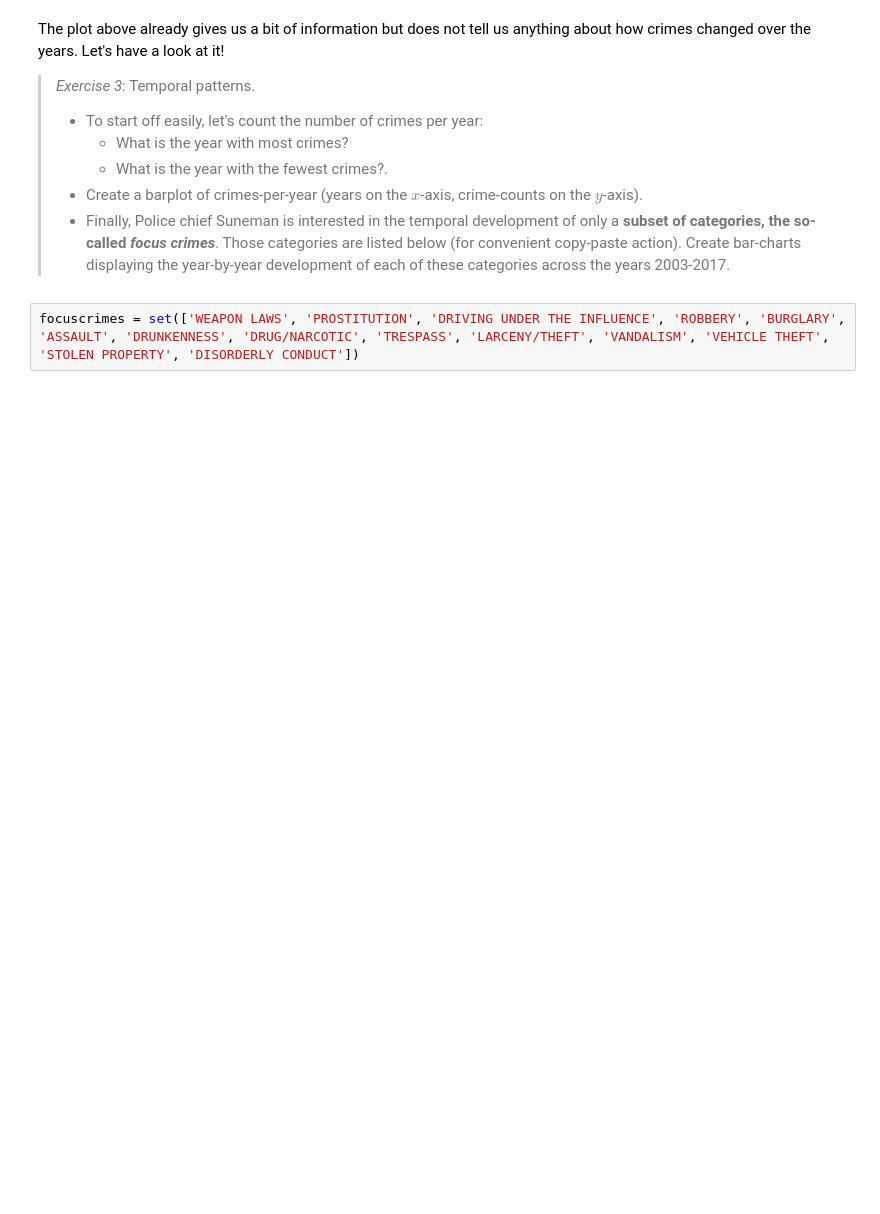
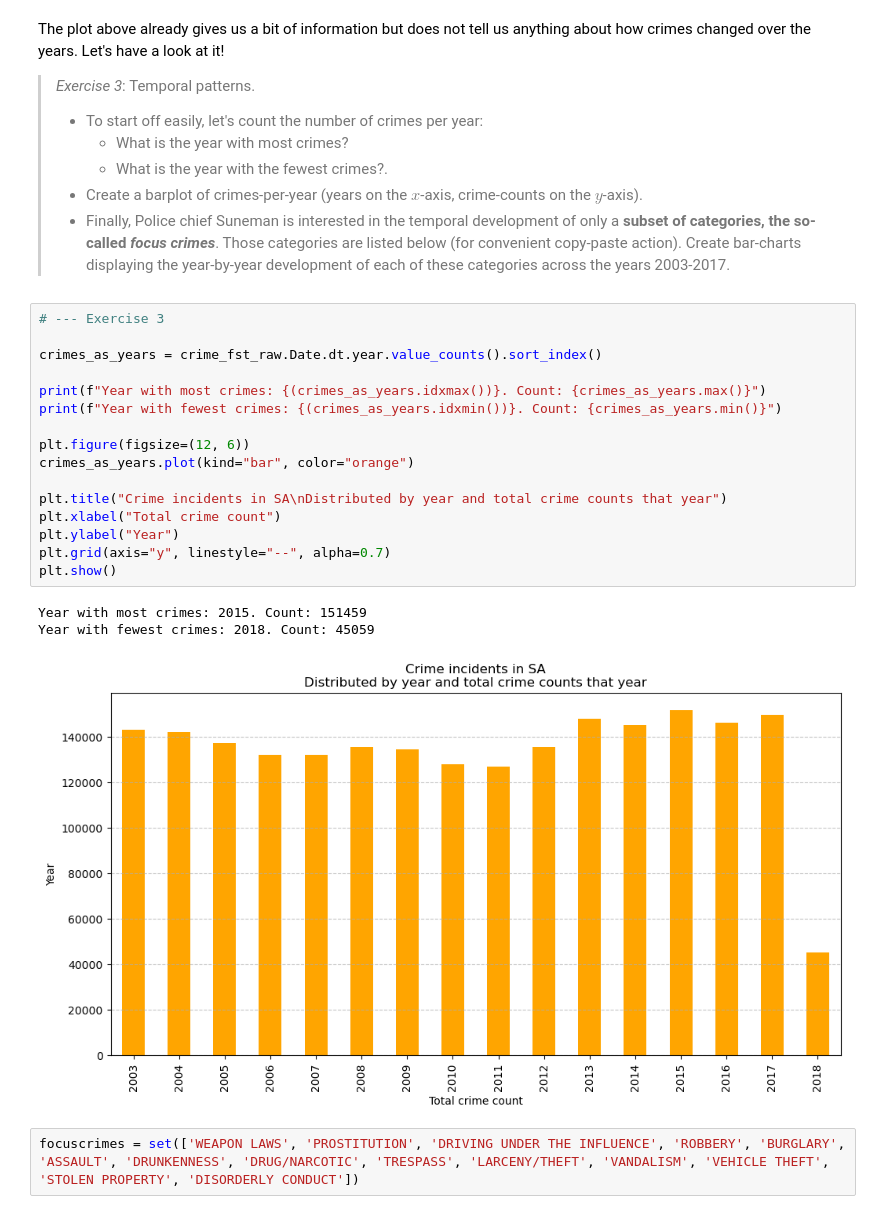
Before and after one commit to rakulmaria/socialdata2025, a Jupyter notebook: lectures/Week1.ipynb, the cells around one changed output. Saved outputs shown, nothing was run; the diff lists cells and outputs as text; blank space fills up the shorter version.

```diff
--- a/lectures/Week1.ipynb
+++ b/lectures/Week1.ipynb
@@ -117,5 +207,25 @@ The plot above already gives us a bit of information but does not tell us anythi
 > * Create a barplot of crimes-per-year (years on the $x$-axis, crime-counts on the $y$-axis).
 > * Finally, Police chief Suneman is interested in the temporal development of only a **subset of categories, the so-called *focus crimes***. Those categories are listed below (for convenient copy-paste action). Create bar-charts displaying the year-by-year development of each of these categories across the years 2003-2017.
 >
+# %%
+# --- Exercise 3
+
+crimes_as_years = crime_fst_raw.Date.dt.year.value_counts().sort_index()
+
+print(f"Year with most crimes: {(crimes_as_years.idxmax())}. Count: {crimes_as_years.max()}")
+print(f"Year with fewest crimes: {(crimes_as_years.idxmin())}. Count: {crimes_as_years.min()}")
+
+plt.figure(figsize=(12, 6))
+crimes_as_years.plot(kind="bar", color="orange")
+
+plt.title("Crime incidents in SA\nDistributed by year and total crime counts that year")
+plt.xlabel("Total crime count")
+plt.ylabel("Year")
+plt.grid(axis="y", linestyle="--", alpha=0.7)
+plt.show()
+# %% [output]
+Year with most crimes: 2015. Count: 151459
+Year with fewest crimes: 2018. Count: 45059
+[figure, added]
 # %%
 focuscrimes = set(['WEAPON LAWS', 'PROSTITUTION', 'DRIVING UNDER THE INFLUENCE', 'ROBBERY', 'BURGLARY', 'ASSAULT', 'DRUNKENNESS', 'DRUG/NARCOTIC', 'TRESPASS', 'LARCENY/THEFT', 'VANDALISM', 'VEHICLE THEFT', 'STOLEN PROPERTY', 'DISORDERLY CONDUCT'])
```
Also changed, not shown: parts of 6 cells of this notebook.
